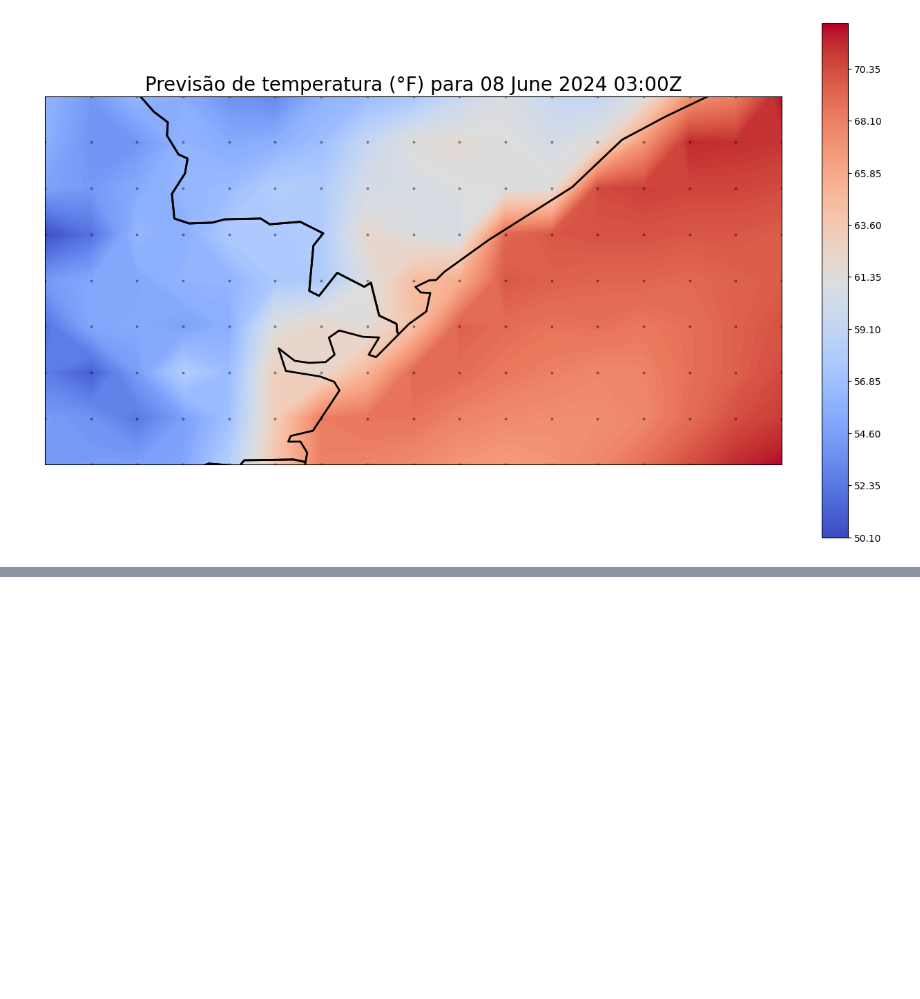
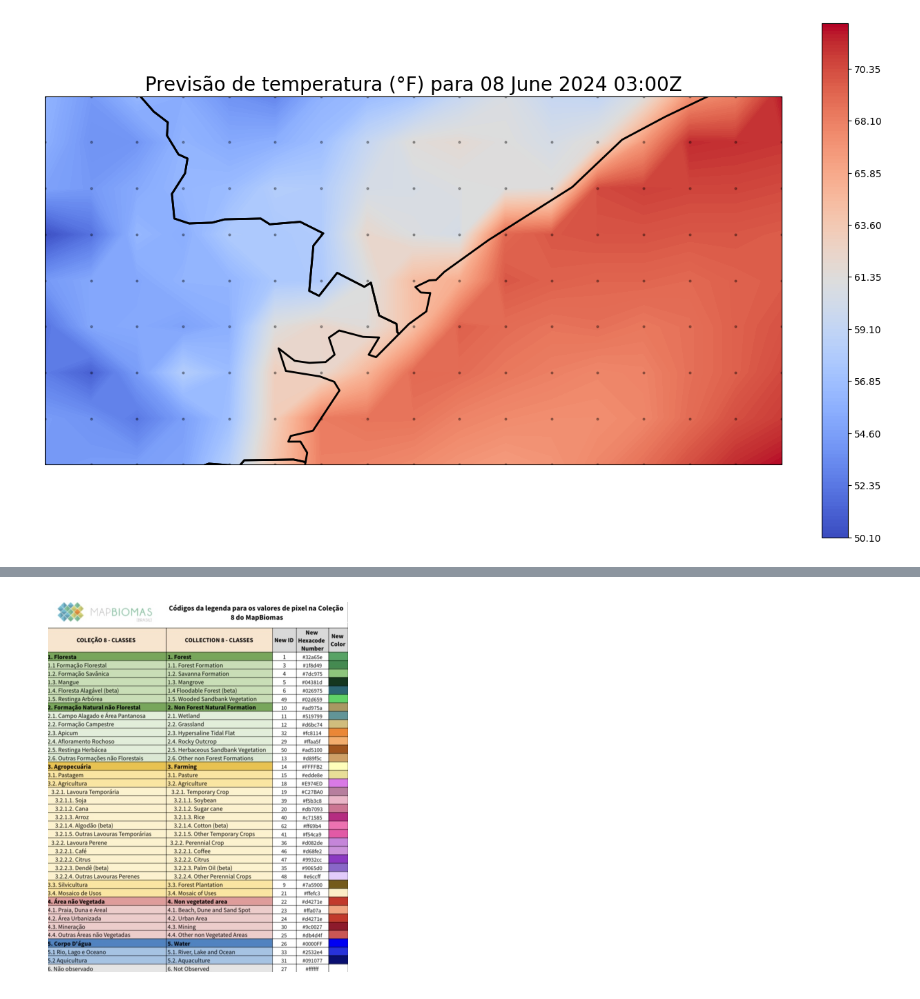
Before and after one commit to biancacsuganuma/ENS5173_202401, a Jupyter notebook: Atividadee02.ipynb, the cells around one changed output, grey strips where cells are left out. Drawn from its saved outputs; the diff is of its cells as text; code cells hidden in the pictures; blank space fills up the shorter version.

```diff
--- a/Atividadee02.ipynb
+++ b/Atividadee02.ipynb
@@ -404,0 +503,7 @@ ModuleNotFoundError: No module named 'geopandas'
+# %%
+fig2 = mpimg.imread('C:\\Users\\Carlos Suganuma - VB\\Documents\\GitHub\ENS5173_202401\\figuras\imagemMapBiomas.JPG')
+plt.imshow(fig2)
+plt.axis('off')  # Desativar os eixos
+plt.show()
+# %% [output]
+[figure, added]
```
Also changed, not shown: parts of 20 cells of this notebook, 8 other files.
